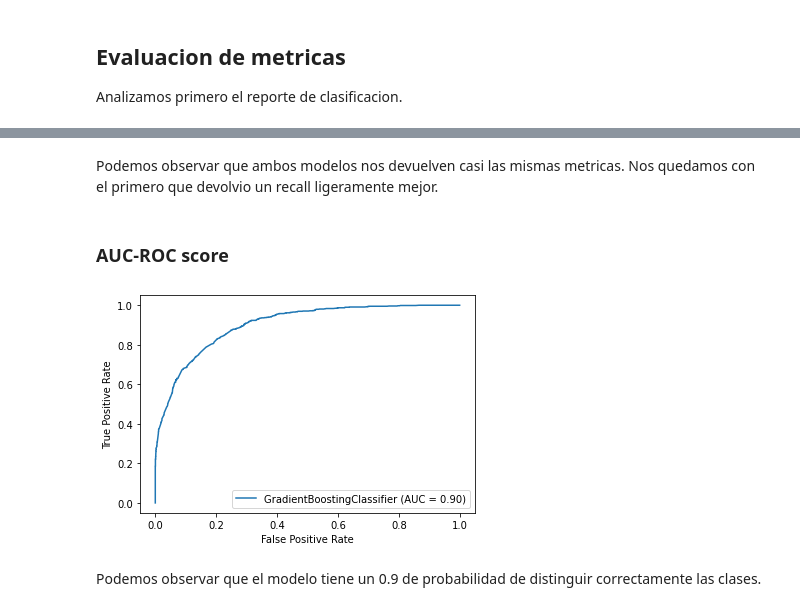
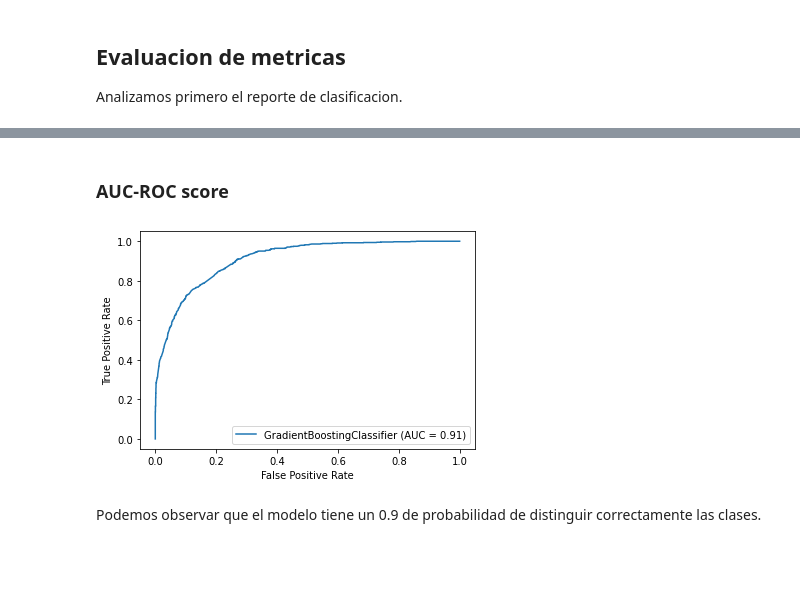
Before and after one commit to solfonte/TP1-OrganizacionDeDatos, a Jupyter notebook: parte_2/boosting.ipynb, the cells around one changed output, grey strips where cells are left out. Saved outputs shown, nothing was run; the diff lists cells and outputs as text; code cells hidden in the pictures; blank space fills up the shorter version.

Commit message:
Completo preprocesamientos sobre los modelos de boosting,regresion y arbol

```diff
--- a/parte_2/boosting.ipynb
+++ b/parte_2/boosting.ipynb
@@ -29,7 +30,7 @@ final_df = prepararSetDeValidacion(final_df)
 Como sabemos, boosting es un ensamble que usa arboles de decision como estimadores. Es por eso que vamos a utilizar los preprocesamientos que usamos para el modelo de arbol solo.
 # %%
 X,y,df,y_encoder = ingenieriaDeFeaturesArboles1(train_df)
-X_2,y_2,df_2,y_encoder_2 = ingenieriaDeFeaturesArboles2(train_df)
+X_2,y_2,df_2,y_encoder_2 = ingenieriaDeFeaturesBoosting(train_df)
 
 X_train, X_test, y_train, y_test = train_test_split(X, y, random_state=117, test_size=0.1, stratify=y)
 X_train_2, X_test_2, y_train_2, y_test_2 = train_test_split(X_2, y_2, random_state=117, test_size=0.1, stratify=y_2)
@@ -126,9 +124,5 @@ A priori creemos que las predicciones no seran muy diferentes entre los ensamble
 # %%
-params = {'n_estimators': 150, 'min_samples_leaf': 3, 'loss': 'deviance', 'criterion': 'mse'}
-
-boost1.set_params(**params)
-boost1.fit(X_train, y_train)
-y_pred_1 = boost1.predict(X_test)
+params = {'n_estimators': 150, 'min_samples_leaf': 10, 'loss': 'deviance', 'criterion': 'mse'}
 
 boost2.set_params(**params)
 boost2.fit(X_train_2, y_train_2)
@@ -165,15 +146,13 @@ weighted avg       0.85      0.86      0.85      3257
-# %% [markdown]
-Podemos observar que ambos modelos nos devuelven casi las mismas metricas. Nos quedamos con el primero que devolvio un recall ligeramente mejor.
 # %% [markdown]
 ### AUC-ROC score
 # %%
 import matplotlib.pyplot as plt
 from sklearn.metrics import roc_curve, auc, plot_roc_curve
 
-plot_roc_curve(boost1,X_test,y_test,response_method='predict_proba')
+plot_roc_curve(boost2,X_test_2,y_test_2,response_method='predict_proba')
 plt.show()
 # %% [output]
-[figure, old version]
+[figure, new version]
 # %% [markdown]
 Podemos observar que el modelo tiene un 0.9 de probabilidad de distinguir correctamente las clases.
 # %% [markdown]
```
Also changed, not shown: parts of 12 cells of this notebook, 2 other files.
